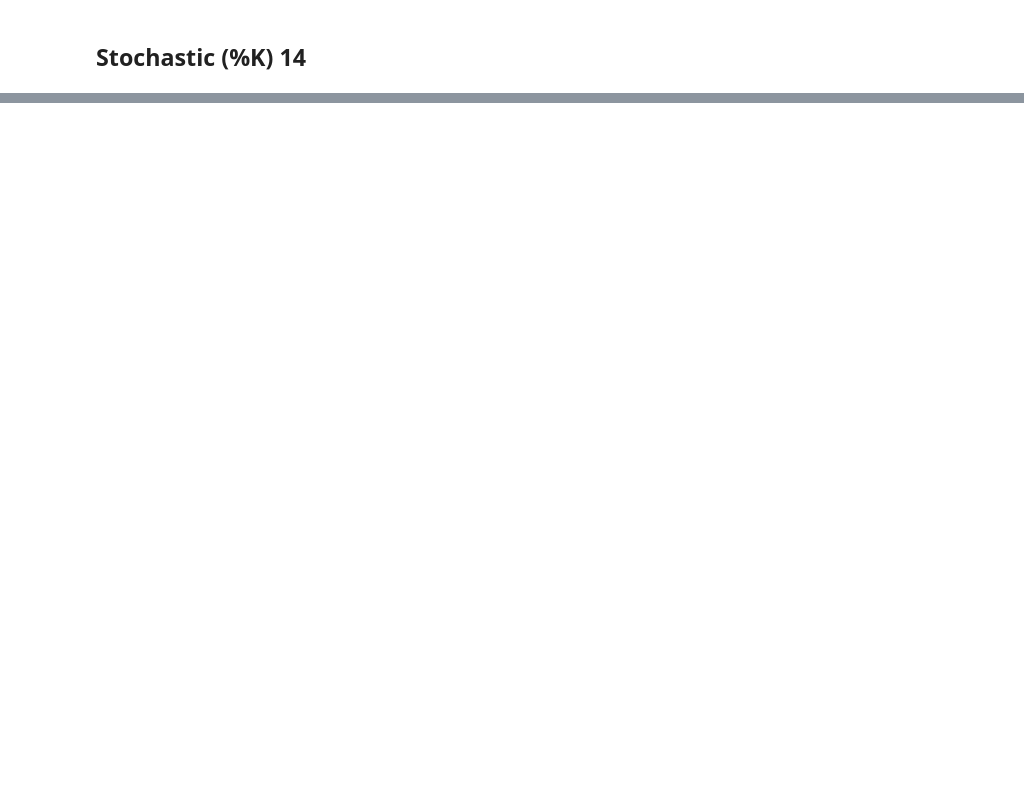
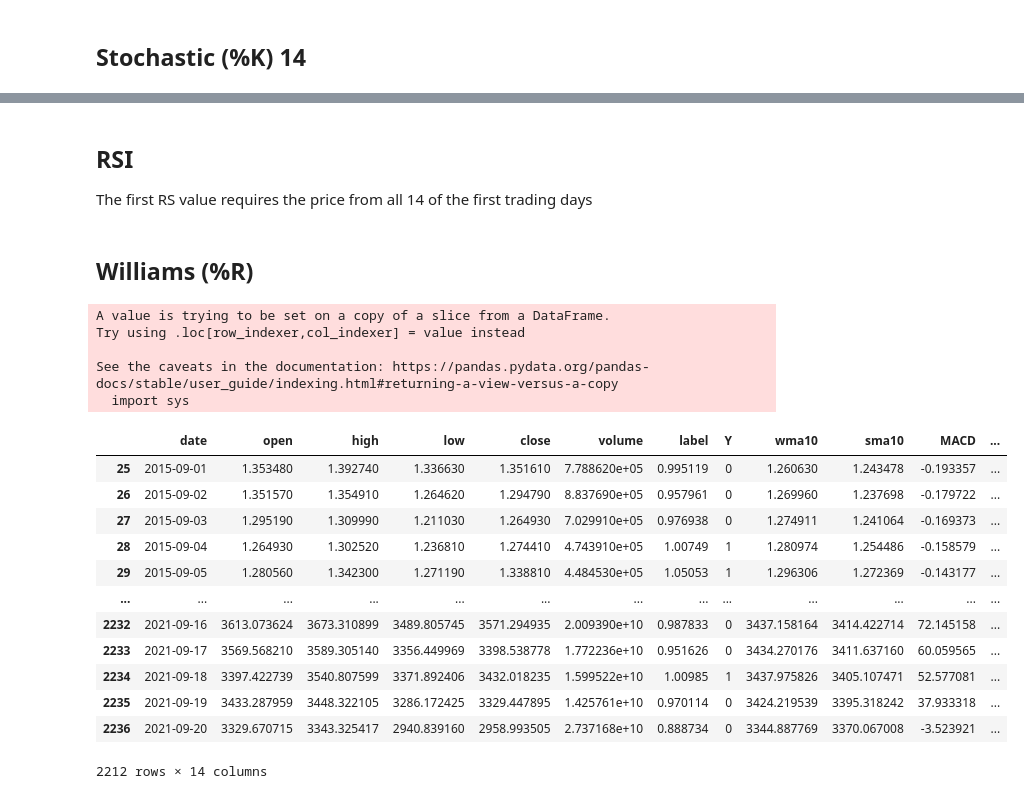
Before and after one commit to Nongbon/208499, a Jupyter notebook: draft_lable_1.ipynb, the cells around one changed output, grey strips where cells are left out. Saved outputs shown, nothing was run; the diff lists cells and outputs as text; code cells hidden in the pictures; blank space fills up the shorter version.

```diff
--- a/draft_lable_1.ipynb
+++ b/draft_lable_1.ipynb
@@ -109,10 +146,8 @@ import yfinance as yf
 # %%
 k_period = 14
-df = []
 # Adds a "n_high" column with max value of previous 14 periods
-data['n_high'] = data['high'].rolling(k_period).max()
+n_high = data['high'].rolling(k_period).max()
 # Adds an "n_low" column with min value of previous 14 periods
-data['n_low'] = data['low'].rolling(k_period).min()
+n_low = data['low'].rolling(k_period).min()
 # Uses the min/max values to calculate the %k (as a percentage)
-data['%K'] = (data['close'] - data['n_low'])  / (data['n_high'] - data['n_low']) * 100
-data
+data['%K'] = (data['close'] - n_low)  / (n_high - n_low) * 100
@@ -120,0 +154,3 @@ data
+# %% [markdown]
+## **RSI**
+The first RS value requires the price from all 14 of the first trading days
@@ -120,0 +182,33 @@ data
+# %% [markdown]
+## **Williams (%R)**
+# %%
+def get_wr(high, low, close, periods = 14):
+    highh = high.rolling(14).max()
+    lowl = low.rolling(14).min()
+    wr = -100 * ((highh - close) / (highh - lowl))
+    return wr
+
+data['%R'] = get_wr(data['high'], data['low'], data['close'], periods = 14)
+# %% [output]
+A value is trying to be set on a copy of a slice from a DataFrame.
+Try using .loc[row_indexer,col_indexer] = value instead
+
+See the caveats in the documentation: https://pandas.pydata.org/pandas-docs/stable/user_guide/indexing.html#returning-a-view-versus-a-copy
+  import sys
+# %%
+data = data.dropna()
+data
+# %% [output]
+|  | date | open | high | low | close | volume | label | Y | wma10 | sma10 | MACD | ... |
+| 25 | 2015-09-01 | 1.353480 | 1.392740 | 1.336630 | 1.351610 | 7.788620e+05 | 0.995119 | 0 | 1.260630 | 1.243478 | -0.193357 | ... |
+| 26 | 2015-09-02 | 1.351570 | 1.354910 | 1.264620 | 1.294790 | 8.837690e+05 | 0.957961 | 0 | 1.269960 | 1.237698 | -0.179722 | ... |
+| 27 | 2015-09-03 | 1.295190 | 1.309990 | 1.211030 | 1.264930 | 7.029910e+05 | 0.976938 | 0 | 1.274911 | 1.241064 | -0.169373 | ... |
+| 28 | 2015-09-04 | 1.264930 | 1.302520 | 1.236810 | 1.274410 | 4.743910e+05 | 1.00749 | 1 | 1.280974 | 1.254486 | -0.158579 | ... |
+| 29 | 2015-09-05 | 1.280560 | 1.342300 | 1.271190 | 1.338810 | 4.484530e+05 | 1.05053 | 1 | 1.296306 | 1.272369 | -0.143177 | ... |
+| ... | ... | ... | ... | ... | ... | ... | ... | ... | ... | ... | ... | ... |
+| 2232 | 2021-09-16 | 3613.073624 | 3673.310899 | 3489.805745 | 3571.294935 | 2.009390e+10 | 0.987833 | 0 | 3437.158164 | 3414.422714 | 72.145158 | ... |
+| 2233 | 2021-09-17 | 3569.568210 | 3589.305140 | 3356.449969 | 3398.538778 | 1.772236e+10 | 0.951626 | 0 | 3434.270176 | 3411.637160 | 60.059565 | ... |
+| 2234 | 2021-09-18 | 3397.422739 | 3540.807599 | 3371.892406 | 3432.018235 | 1.599522e+10 | 1.00985 | 1 | 3437.975826 | 3405.107471 | 52.577081 | ... |
+| 2235 | 2021-09-19 | 3433.287959 | 3448.322105 | 3286.172425 | 3329.447895 | 1.425761e+10 | 0.970114 | 0 | 3424.219539 | 3395.318242 | 37.933318 | ... |
+| 2236 | 2021-09-20 | 3329.670715 | 3343.325417 | 2940.839160 | 2958.993505 | 2.737168e+10 | 0.888734 | 0 | 3344.887769 | 3370.067008 | -3.523921 | ... |
+2212 rows × 14 columns
```
Also changed, not shown: parts of 22 cells of this notebook.
